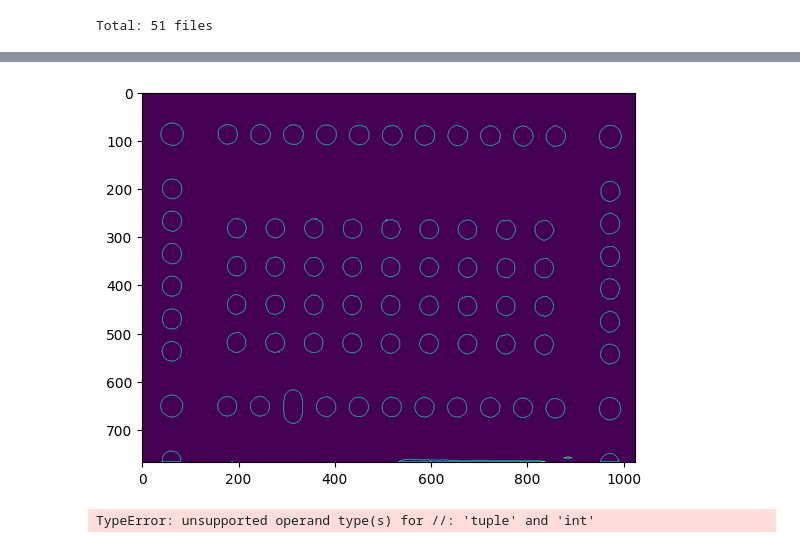
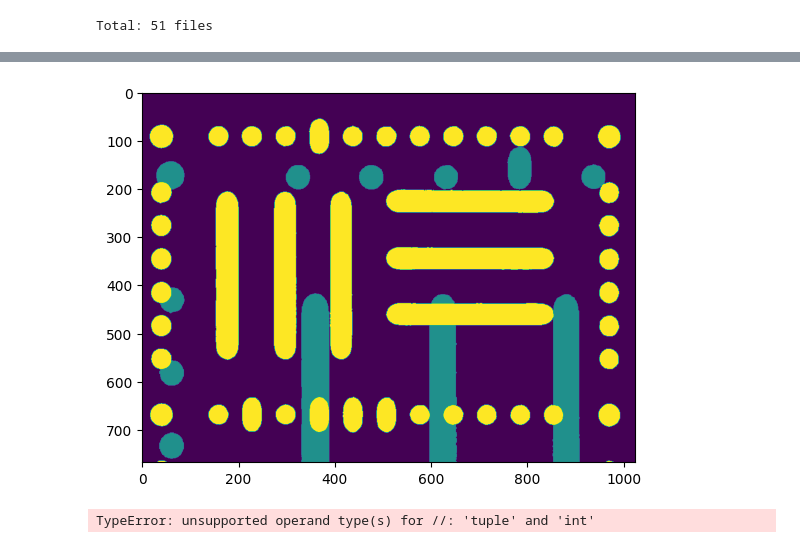
Before and after one commit to sadevans/sem_simulator, a Jupyter notebook: make_masks_from_exist.ipynb, the cells around one changed output, grey strips where cells are left out. Cells and saved outputs as stored; diff of their text form; code cells hidden in the pictures.

```diff
--- a/make_masks_from_exist.ipynb
+++ b/make_masks_from_exist.ipynb
@@ -67,11 +105,22 @@ def scale_contour(cnt, scale):
 # %%
 for file_name in filenames_masks:
     bin_mask = cv2.imread(os.path.join(bin_dir, file_name), 0)
-    plt.imshow(bin_mask)
+    # plt.imshow(bin_mask)
     cont, cont_image = detect_contour(bin_mask)
-    test = np.zeros_like(bin_mask)
+    dst = scale_contours(cont, 1.2)
+
+    dst_np = [np.array(contour, dtype=np.int32) for contour in dst]
+
+
+    cv2.drawContours(cont_image, dst_np, -1, 128, -1)
+    cv2.drawContours(cont_image, cont, -1, 255, -1)
+
+    plt.imshow(cont_image)
+
+
+    # test = np.zeros_like(bin_mask)
 # %% [output]
-[figure, old version]
+[figure, new version]
 # %%
 cv2.fillConvexPoly(test, cont // 2, 255)  # draws contour resized 1x/2
 
```
Also changed, not shown: parts of 12 cells of this notebook, 15 other files.
